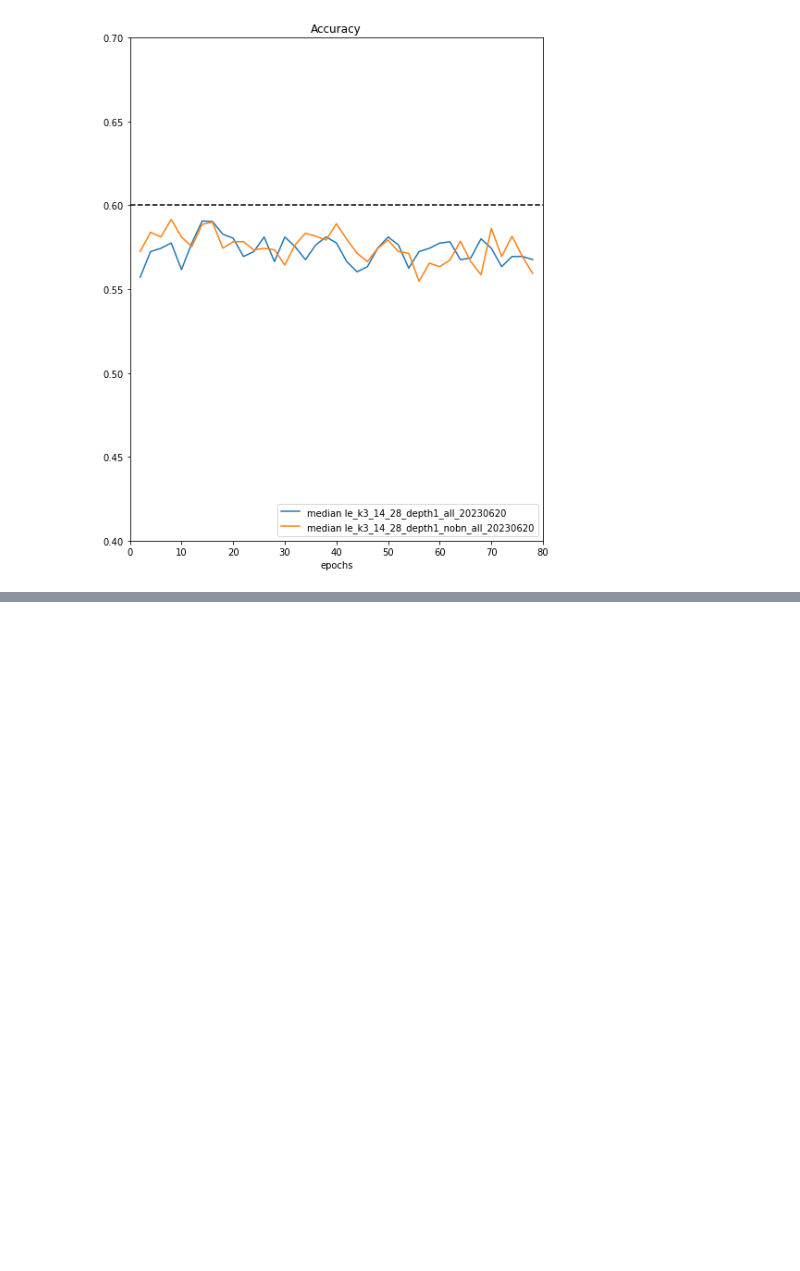
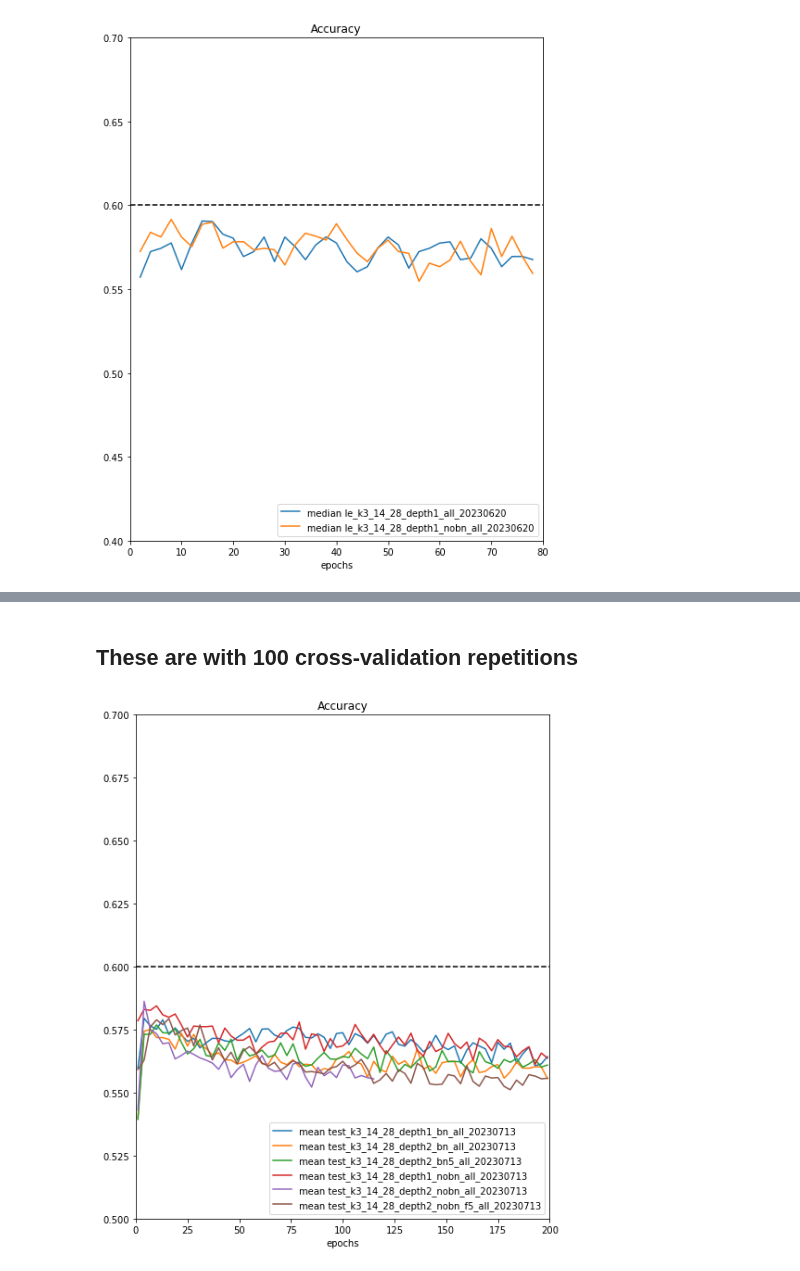
Before and after one commit to hajaalin/n_track_ML, a Jupyter notebook: scripts/tsc/accuracy_vs_epochs.ipynb, the cells around one changed output, grey strips where cells are left out. Drawn from its saved outputs; the diff is of its cells as text; code cells hidden in the pictures; blank space fills up the shorter version.

```diff
--- a/scripts/tsc/accuracy_vs_epochs.ipynb
+++ b/scripts/tsc/accuracy_vs_epochs.ipynb
@@ -300,0 +327,10 @@ plot_accuracy_vs_epochs(grp, runs, ylim=(0.4,0.7), plots=['median'])
+# %%
+output_dirs = ['/proj/hajaalin/Projects/n_track_ML/output/cross-validation/test_k3_14_28_depth1_bn_all_20230713',
+               '/proj/hajaalin/Projects/n_track_ML/output/cross-validation/test_k3_14_28_depth2_bn_all_20230713',
+               '/proj/hajaalin/Projects/n_track_ML/output/cross-validation/test_k3_14_28_depth2_bn5_all_20230713',
+               '/proj/hajaalin/Projects/n_track_ML/output/cross-validation/test_k3_14_28_depth1_nobn_all_20230713',
+               '/proj/hajaalin/Projects/n_track_ML/output/cross-validation/test_k3_14_28_depth2_nobn_all_20230713',
+               '/proj/hajaalin/Projects/n_track_ML/output/cross-validation/test_k3_14_28_depth2_nobn_f5_all_20230713',
+              ]
+df = read_output_files(output_dirs)
+df.head()
@@ -300,0 +344,4 @@ plot_accuracy_vs_epochs(grp, runs, ylim=(0.4,0.7), plots=['median'])
+# %%
+grp = df.groupby(['run','fset','epochs'])['accuracy'].agg(['mean','std','median'])
+grp = grp.reset_index(level=2)
+grp
@@ -300,0 +363,9 @@ plot_accuracy_vs_epochs(grp, runs, ylim=(0.4,0.7), plots=['median'])
+# %% [markdown]
+## These are with 100 cross-validation repetitions
+# %%
+runs = df.run.unique()
+
+plot_accuracy_vs_epochs(grp, runs, plots=['mean'], xlim=(0,200), ylim=(0.5,0.7))
+#plot_accuracy_vs_epochs(grp, runs, plots=['mean','median', 'std'], xlim=(0,200), ylim=(0.0,0.7))
+# %% [output]
+[figure, added]
```
Also changed, not shown: parts of 13 cells of this notebook, 1 other file.
